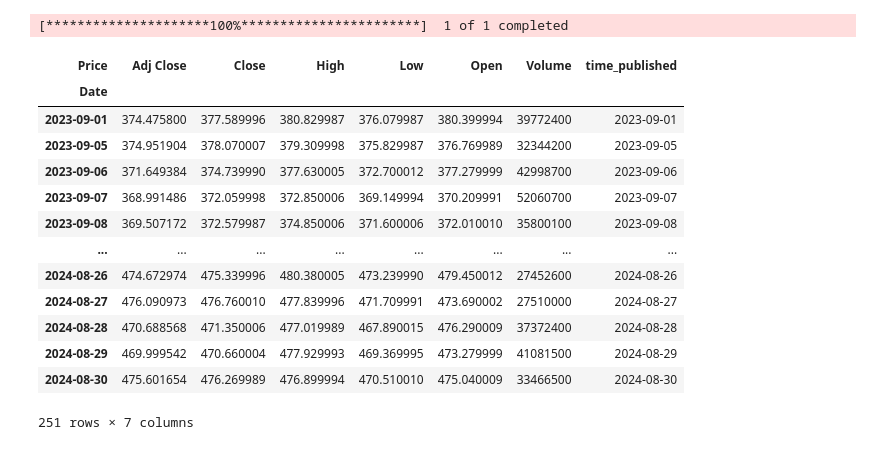
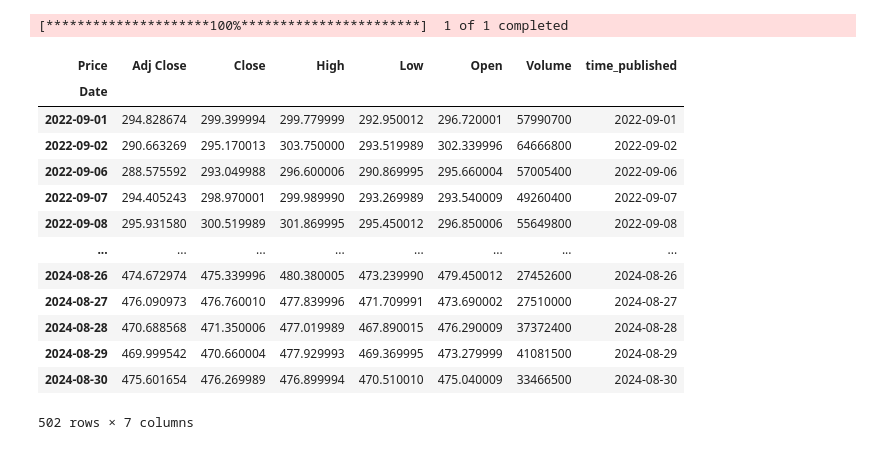
Before and after one commit to declanyg/CS506_Final_Project, a Jupyter notebook: potentialmodel.ipynb, the cells around one changed output. Cells and saved outputs as stored; diff of their text form; code cells hidden in the pictures.

```diff
--- a/potentialmodel.ipynb
+++ b/potentialmodel.ipynb
@@ -17,35 +17,35 @@ E0000 00:00:1733635691.357267   39344 cuda_blas.cc:1418] Unable to register cuBL
 To enable the following instructions: AVX2 FMA, in other operations, rebuild TensorFlow with the appropriate compiler flags.
 # %%
-START = "2023-09-01"
+START = "2022-09-01"
 END = "2024-09-01"
 ticker = "QQQ"
 
 # spy = yf.Ticker("SPY")
 
 stock_df = yf.download(ticker, start=START, end=END)
 stock_df = stock_df.xs(ticker, level='Ticker', axis=1)
 
 
 stock_df['time_published'] = stock_df.index
 stock_df['time_published'] = pd.to_datetime(stock_df['time_published'])
 stock_df['time_published'] = stock_df['time_published'].dt.date
 display(stock_df)
 # %% [output]
 [*********************100%***********************]  1 of 1 completed
 | Price | Adj Close | Close | High | Low | Open | Volume | time_published |
 | Date |  |  |  |  |  |  |  |
-| 2023-09-01 | 374.475800 | 377.589996 | 380.829987 | 376.079987 | 380.399994 | 39772400 | 2023-09-01 |
-| 2023-09-05 | 374.951904 | 378.070007 | 379.309998 | 375.829987 | 376.769989 | 32344200 | 2023-09-05 |
-| 2023-09-06 | 371.649384 | 374.739990 | 377.630005 | 372.700012 | 377.279999 | 42998700 | 2023-09-06 |
-| 2023-09-07 | 368.991486 | 372.059998 | 372.850006 | 369.149994 | 370.209991 | 52060700 | 2023-09-07 |
-| 2023-09-08 | 369.507172 | 372.579987 | 374.850006 | 371.600006 | 372.010010 | 35800100 | 2023-09-08 |
+| 2022-09-01 | 294.828674 | 299.399994 | 299.779999 | 292.950012 | 296.720001 | 57990700 | 2022-09-01 |
+| 2022-09-02 | 290.663269 | 295.170013 | 303.750000 | 293.519989 | 302.339996 | 64666800 | 2022-09-02 |
+| 2022-09-06 | 288.575592 | 293.049988 | 296.600006 | 290.869995 | 295.660004 | 57005400 | 2022-09-06 |
+| 2022-09-07 | 294.405243 | 298.970001 | 299.989990 | 293.269989 | 293.540009 | 49260400 | 2022-09-07 |
+| 2022-09-08 | 295.931580 | 300.519989 | 301.869995 | 295.450012 | 296.850006 | 55649800 | 2022-09-08 |
 | ... | ... | ... | ... | ... | ... | ... | ... |
 | 2024-08-26 | 474.672974 | 475.339996 | 480.380005 | 473.239990 | 479.450012 | 27452600 | 2024-08-26 |
 | 2024-08-27 | 476.090973 | 476.760010 | 477.839996 | 471.709991 | 473.690002 | 27510000 | 2024-08-27 |
 | 2024-08-28 | 470.688568 | 471.350006 | 477.019989 | 467.890015 | 476.290009 | 37372400 | 2024-08-28 |
 | 2024-08-29 | 469.999542 | 470.660004 | 477.929993 | 469.369995 | 473.279999 | 41081500 | 2024-08-29 |
 | 2024-08-30 | 475.601654 | 476.269989 | 476.899994 | 470.510010 | 475.040009 | 33466500 | 2024-08-30 |
-251 rows × 7 columns
+502 rows × 7 columns
 # %%
 #Adding indicators
 stock_df['RSI'] = rsi(stock_df['Close'].tolist(), 15)  # 15 is the period length
```
Also changed, not shown: parts of 19 cells of this notebook.
